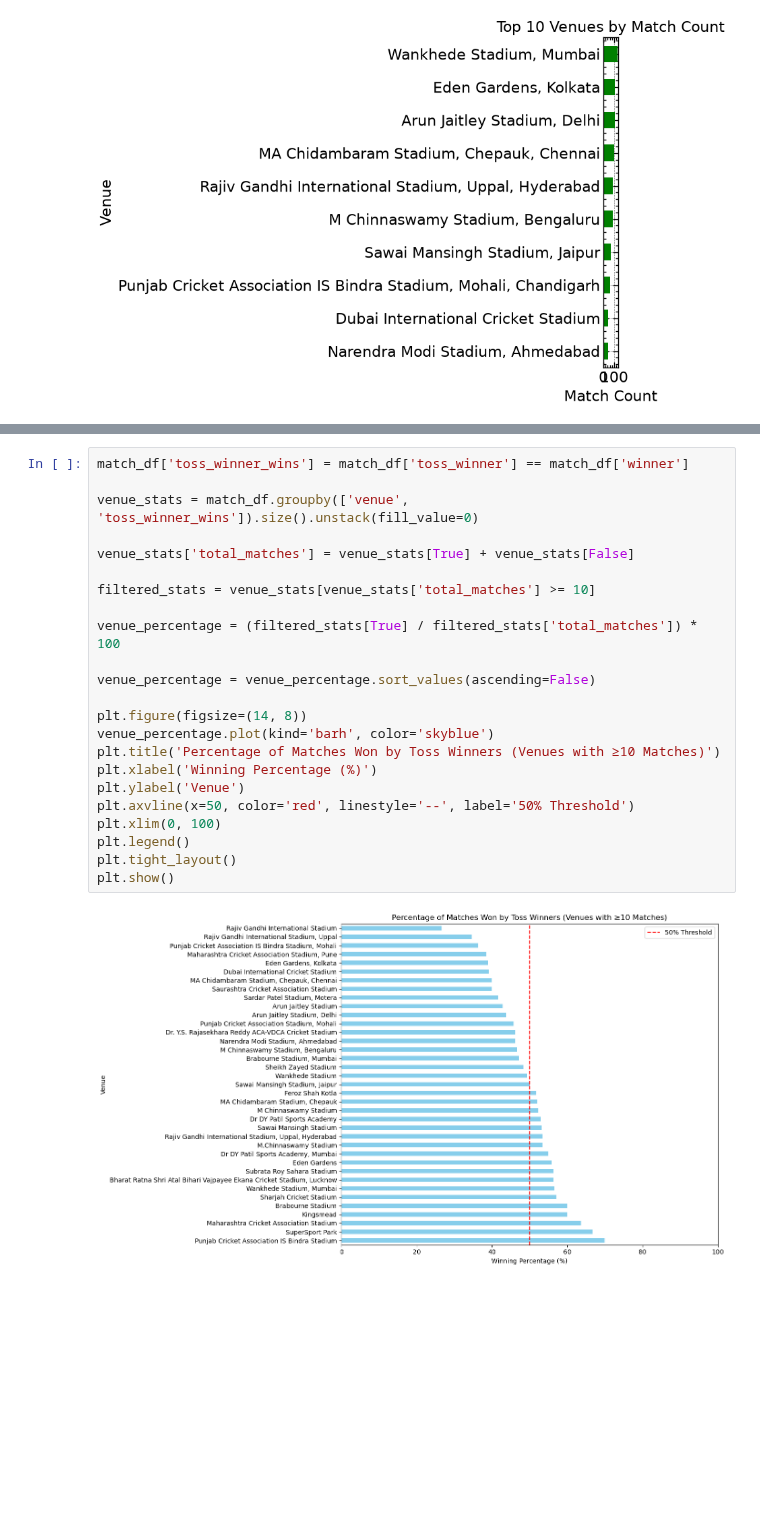
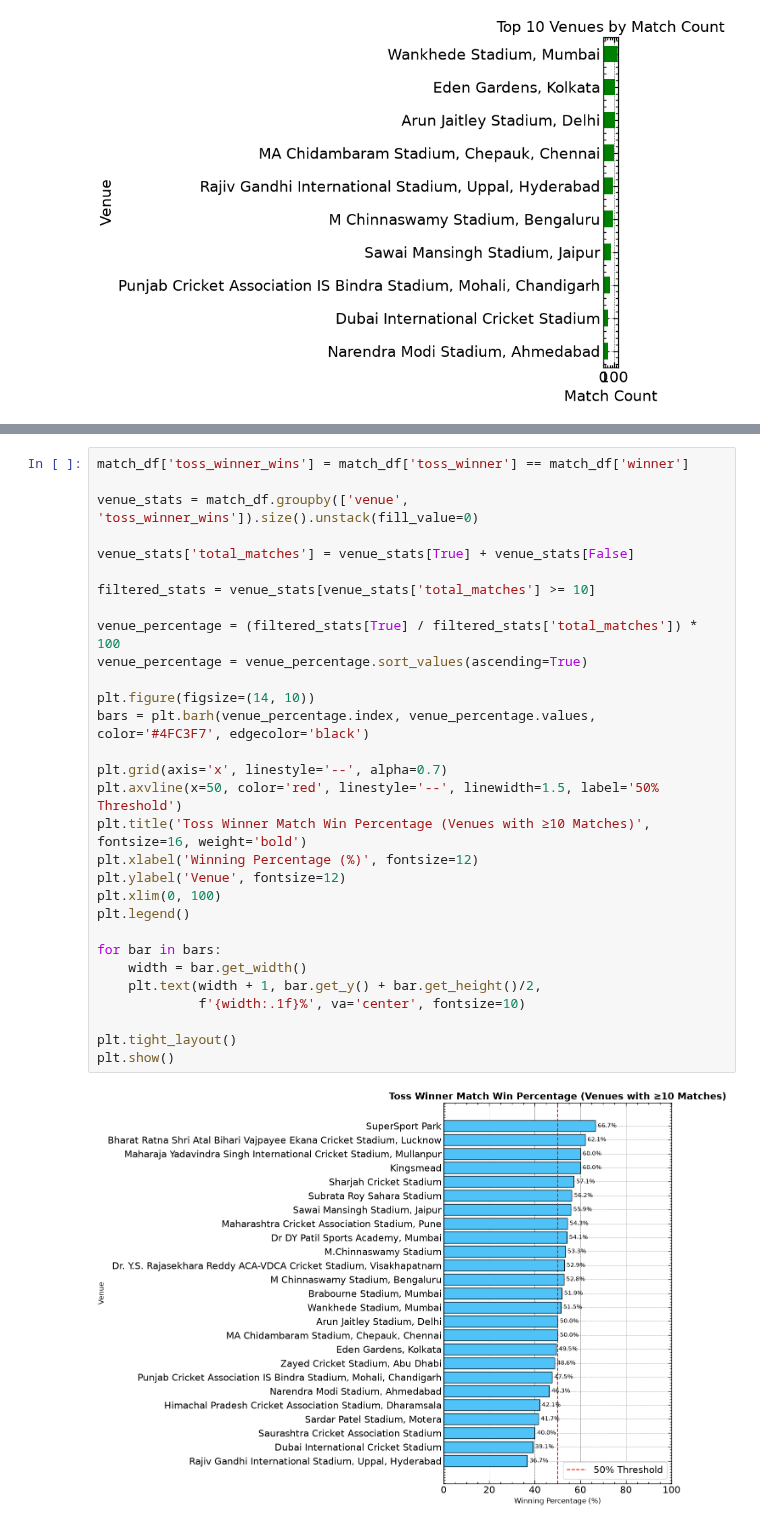
Before and after one commit to Karanveer-Tinna/ipl-cricket-prediction-model, a Jupyter notebook: notebooks/03_eda.ipynb, the cells around one changed output, grey strips where cells are left out. Drawn from its saved outputs; the diff is of its cells as text; blank space fills up the shorter version.

Commit message:
added much defending graph in eda notebook

```diff
--- a/notebooks/03_eda.ipynb
+++ b/notebooks/03_eda.ipynb
@@ -236,28 +237,35 @@ NameError: name 'pd' is not defined
 # %%
 match_df['toss_winner_wins'] = match_df['toss_winner'] == match_df['winner']
 
 venue_stats = match_df.groupby(['venue', 'toss_winner_wins']).size().unstack(fill_value=0)
 
 venue_stats['total_matches'] = venue_stats[True] + venue_stats[False]
 
 filtered_stats = venue_stats[venue_stats['total_matches'] >= 10]
 
 venue_percentage = (filtered_stats[True] / filtered_stats['total_matches']) * 100
+venue_percentage = venue_percentage.sort_values(ascending=True)
 
-venue_percentage = venue_percentage.sort_values(ascending=False)
+plt.figure(figsize=(14, 10))
+bars = plt.barh(venue_percentage.index, venue_percentage.values, color='#4FC3F7', edgecolor='black')
 
-plt.figure(figsize=(14, 8))
-venue_percentage.plot(kind='barh', color='skyblue')
-plt.title('Percentage of Matches Won by Toss Winners (Venues with ≥10 Matches)')
-plt.xlabel('Winning Percentage (%)')
-plt.ylabel('Venue')
-plt.axvline(x=50, color='red', linestyle='--', label='50% Threshold')
+plt.grid(axis='x', linestyle='--', alpha=0.7)
+plt.axvline(x=50, color='red', linestyle='--', linewidth=1.5, label='50% Threshold')
+plt.title('Toss Winner Match Win Percentage (Venues with ≥10 Matches)', fontsize=16, weight='bold')
+plt.xlabel('Winning Percentage (%)', fontsize=12)
+plt.ylabel('Venue', fontsize=12)
 plt.xlim(0, 100)
 plt.legend()
+
+for bar in bars:
+    width = bar.get_width()
+    plt.text(width + 1, bar.get_y() + bar.get_height()/2,
+             f'{width:.1f}%', va='center', fontsize=10)
+
 plt.tight_layout()
 plt.show()
 # %% [output]
-[figure, old version]
+[figure, new version]
 # %%
 match_df['toss_winner_wins'] = match_df['toss_winner'] == match_df['winner']
 
```
Also changed, not shown: parts of 14 cells of this notebook.
